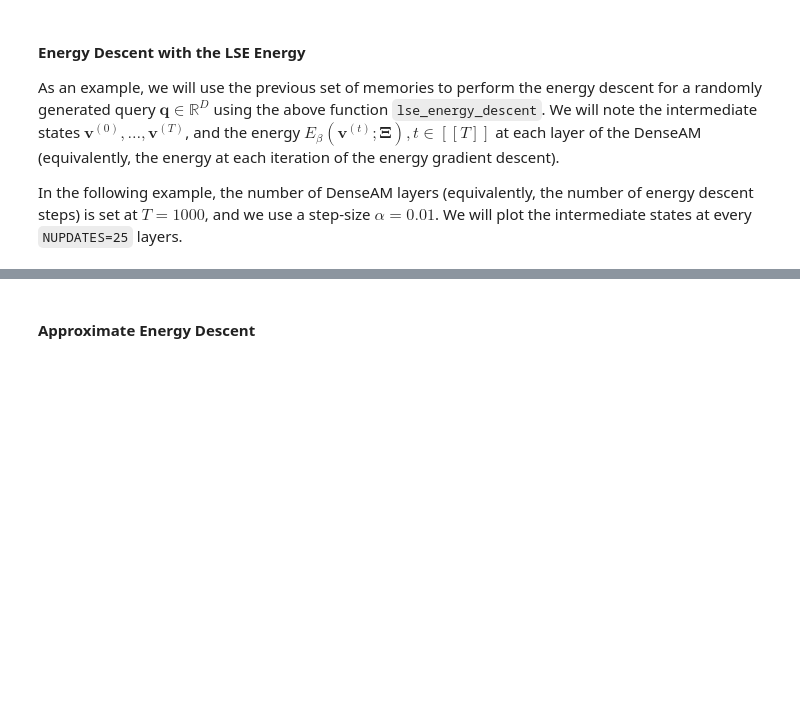
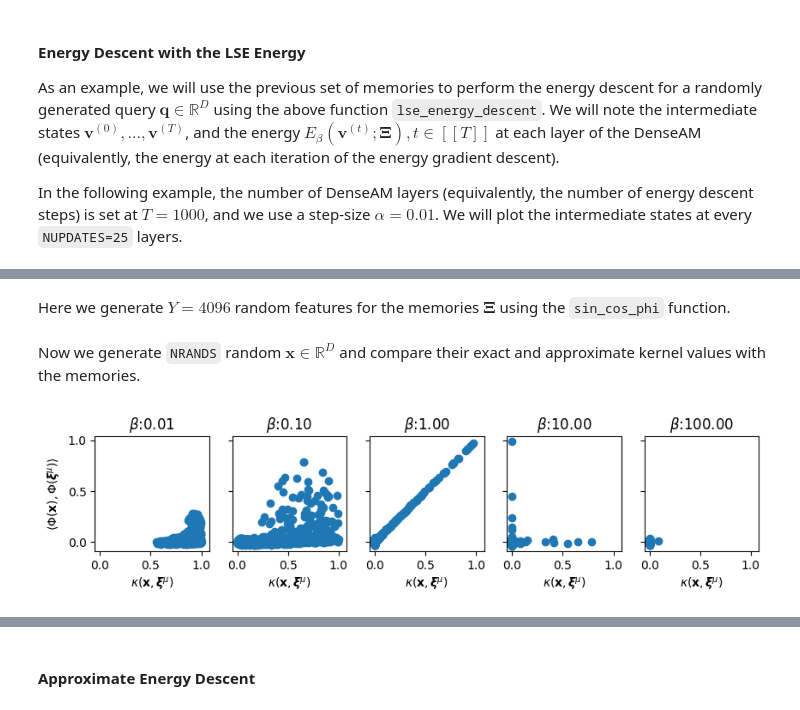
Before and after one commit to bhoov/amtutorial, a Jupyter notebook: nbs/tutorial/03_distributed_memory.ipynb, the cells around one changed output, grey strips where cells are left out. Saved outputs shown, nothing was run; the diff lists cells and outputs as text; code cells hidden in the pictures; blank space fills up the shorter version.

```diff
--- a/nbs/tutorial/03_distributed_memory.ipynb
+++ b/nbs/tutorial/03_distributed_memory.ipynb
@@ -279,0 +324,46 @@ def sin_cos_phi(
+# %%
+def rbfkernel(
+    x: Float[Array, "D"],
+    y: Float[Array, "D"],
+    beta: float,
+) -> Float[Array, ""]:
+    """Compute the standard RBF kernel between two vectors."""
+    return jnp.exp(-0.5 * beta * ((x - y) ** 2).sum())
+# %% [markdown]
+Here we generate $Y=4096$ random features for the memories $\boldsymbol{\Xi}$ using the `sin_cos_phi` function.
+# %%
+Y = 4096
+rngidx = 4
+RF = jr.normal(rnglist[rngidx], (Y, D))
+phi_Xi = sin_cos_phi(Xi, RF, 1.0)
+# %% [markdown]
+Now we generate `NRANDS` random $\mathbf{x} \in \mathbb{R}^D$ and compare their exact and approximate kernel values with the memories.
+# %%
+rngidx = 9
+NRANDS = 100
+rxs = jr.uniform(
+    rnglist[rngidx], (NRANDS, D)
+) * 2 * maxabs - maxabs
+
+fig, axs = plt.subplots(
+    1, len(betas), figsize=(
+        len(betas) * figscaler,
+        figscaler
+    ),
+    sharex=True, sharey=True
+)
+for b, ax in tqdm(
+    zip(betas, axs), total=len(betas),
+    colour=TQDMCOLOR, ncols=50
+):
+    phi_rxs = sin_cos_phi(rxs, RF, b)
+    true_kvals = np.array([rbfkernel(x, y, b) for x in rxs for y in Xi])
+    approx_kvals = np.array([x.dot(y) for x in phi_rxs for y in phi_Xi])
+    ax.scatter(true_kvals, approx_kvals)
+    ax.set_xlabel(r"$\kappa(\mathbf{x}, \boldsymbol{\xi}^\mu)$")
+    ax.set_title(r"$\beta$" + f":{b:0.2f}")
+    ax.axis('square')
+axs[0].set_ylabel(r"$\langle \Phi(\mathbf{x}), \Phi(\boldsymbol{\xi}^\mu) \rangle$")
+plt.show()
+# %% [output]
+[figure, added]
```
Also changed, not shown: parts of 23 cells of this notebook.
